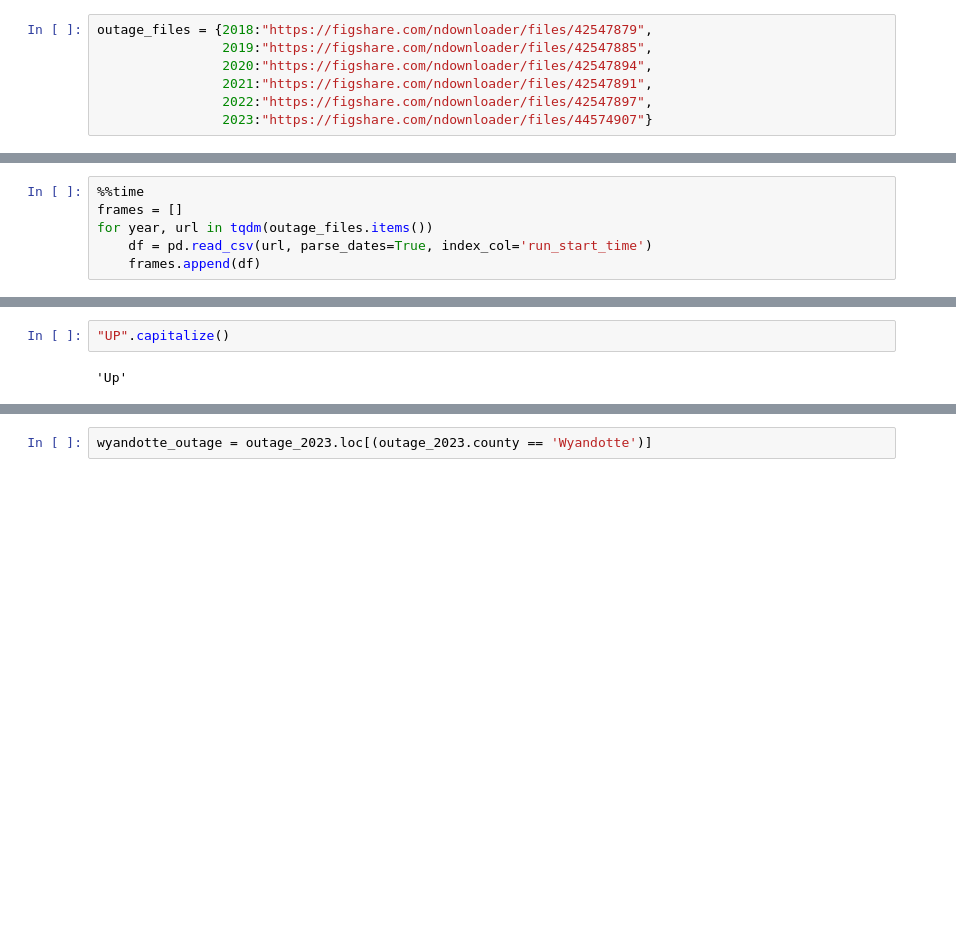
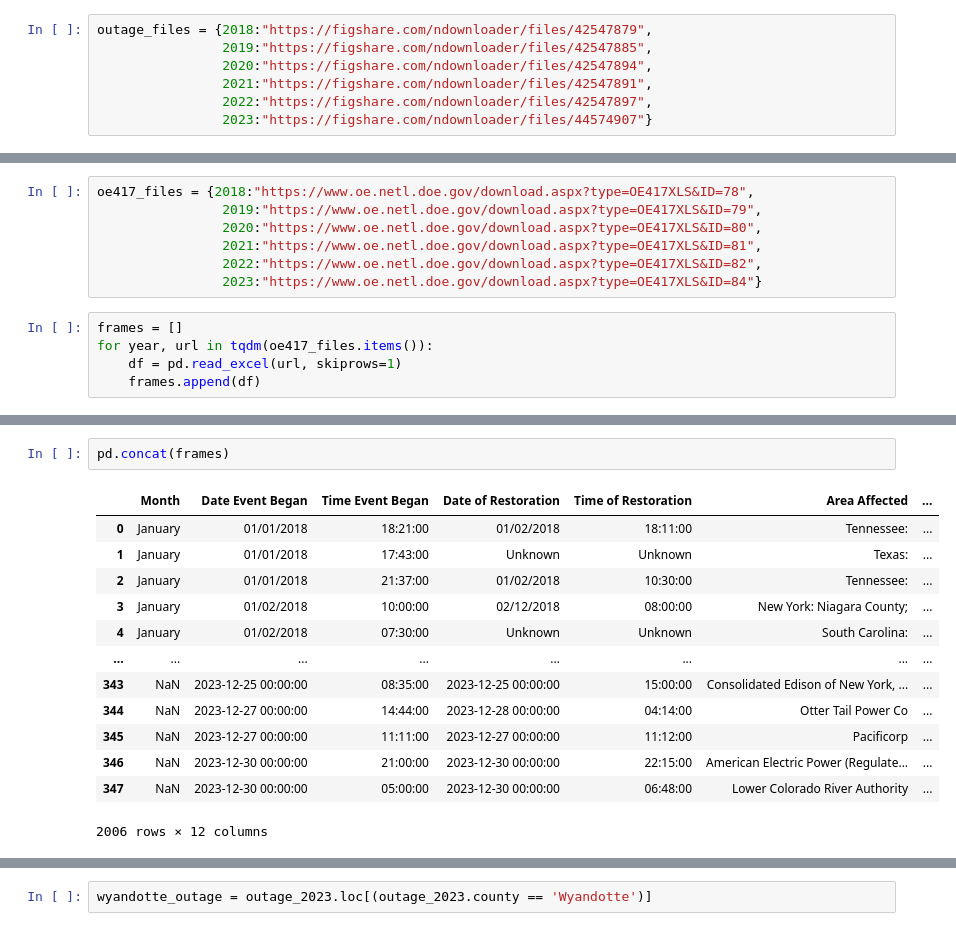
Before and after one commit to ucsusa/2024-kansas-city-analysis, a Jupyter notebook: notebooks/16-outage-frequency.ipynb, the cells around one changed output, grey strips where cells are left out. Cells and saved outputs as stored; diff of their text form; blank space fills up the shorter version.

```diff
--- a/notebooks/16-outage-frequency.ipynb
+++ b/notebooks/16-outage-frequency.ipynb
@@ -44,7 +30,13 @@ pd.read_csv(outage_files[2023])
+# %%
+oe417_files = {2018:"https://www.oe.netl.doe.gov/download.aspx?type=OE417XLS&ID=78",
+                2019:"https://www.oe.netl.doe.gov/download.aspx?type=OE417XLS&ID=79",
+                2020:"https://www.oe.netl.doe.gov/download.aspx?type=OE417XLS&ID=80",
+                2021:"https://www.oe.netl.doe.gov/download.aspx?type=OE417XLS&ID=81",
+                2022:"https://www.oe.netl.doe.gov/download.aspx?type=OE417XLS&ID=82",
+                2023:"https://www.oe.netl.doe.gov/download.aspx?type=OE417XLS&ID=84"}
 # %%
-%%time
 frames = []
-for year, url in tqdm(outage_files.items())
-    df = pd.read_csv(url, parse_dates=True, index_col='run_start_time')
+for year, url in tqdm(oe417_files.items()):
+    df = pd.read_excel(url, skiprows=1)
     frames.append(df)
 # %% [output]
@@ -52,4 +49,16 @@ KeyboardInterrupt:
-# %%
-"UP".capitalize()
-# %% [output]
-'Up'
+# %%
+pd.concat(frames)
+# %% [output]
+|  | Month | Date Event Began | Time Event Began | Date of Restoration | Time of Restoration | Area Affected | ... |
+| 0 | January | 01/01/2018 | 18:21:00 | 01/02/2018 | 18:11:00 | Tennessee: | ... |
+| 1 | January | 01/01/2018 | 17:43:00 | Unknown | Unknown | Texas: | ... |
+| 2 | January | 01/01/2018 | 21:37:00 | 01/02/2018 | 10:30:00 | Tennessee: | ... |
+| 3 | January | 01/02/2018 | 10:00:00 | 02/12/2018 | 08:00:00 | New York: Niagara County; | ... |
+| 4 | January | 01/02/2018 | 07:30:00 | Unknown | Unknown | South Carolina: | ... |
+| ... | ... | ... | ... | ... | ... | ... | ... |
+| 343 | NaN | 2023-12-25 00:00:00 | 08:35:00 | 2023-12-25 00:00:00 | 15:00:00 | Consolidated Edison of New York, ... | ... |
+| 344 | NaN | 2023-12-27 00:00:00 | 14:44:00 | 2023-12-28 00:00:00 | 04:14:00 | Otter Tail Power Co | ... |
+| 345 | NaN | 2023-12-27 00:00:00 | 11:11:00 | 2023-12-27 00:00:00 | 11:12:00 | Pacificorp | ... |
+| 346 | NaN | 2023-12-30 00:00:00 | 21:00:00 | 2023-12-30 00:00:00 | 22:15:00 | American Electric Power (Regulate... | ... |
+| 347 | NaN | 2023-12-30 00:00:00 | 05:00:00 | 2023-12-30 00:00:00 | 06:48:00 | Lower Colorado River Authority | ... |
+2006 rows × 12 columns
```
Also changed, not shown: parts of 5 cells of this notebook.
